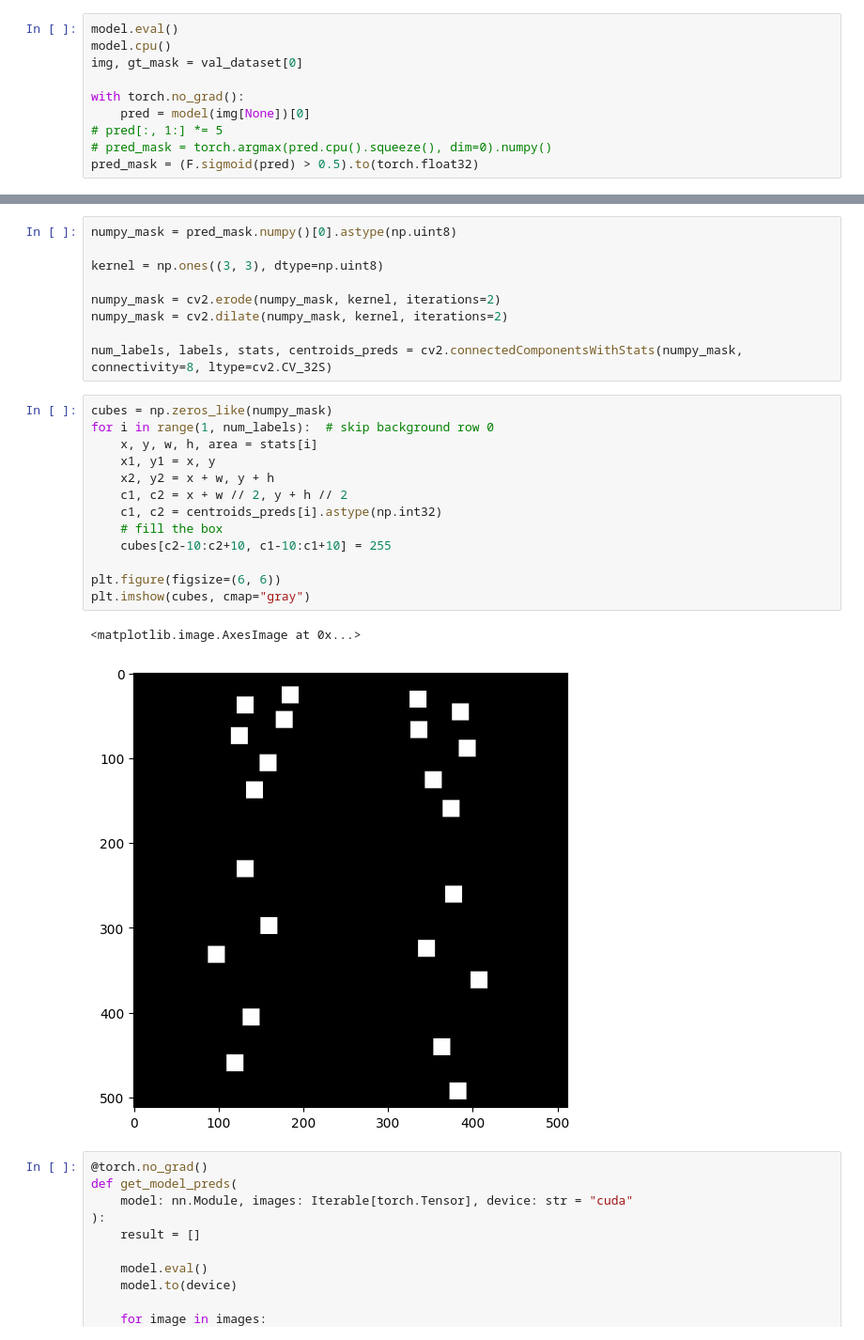
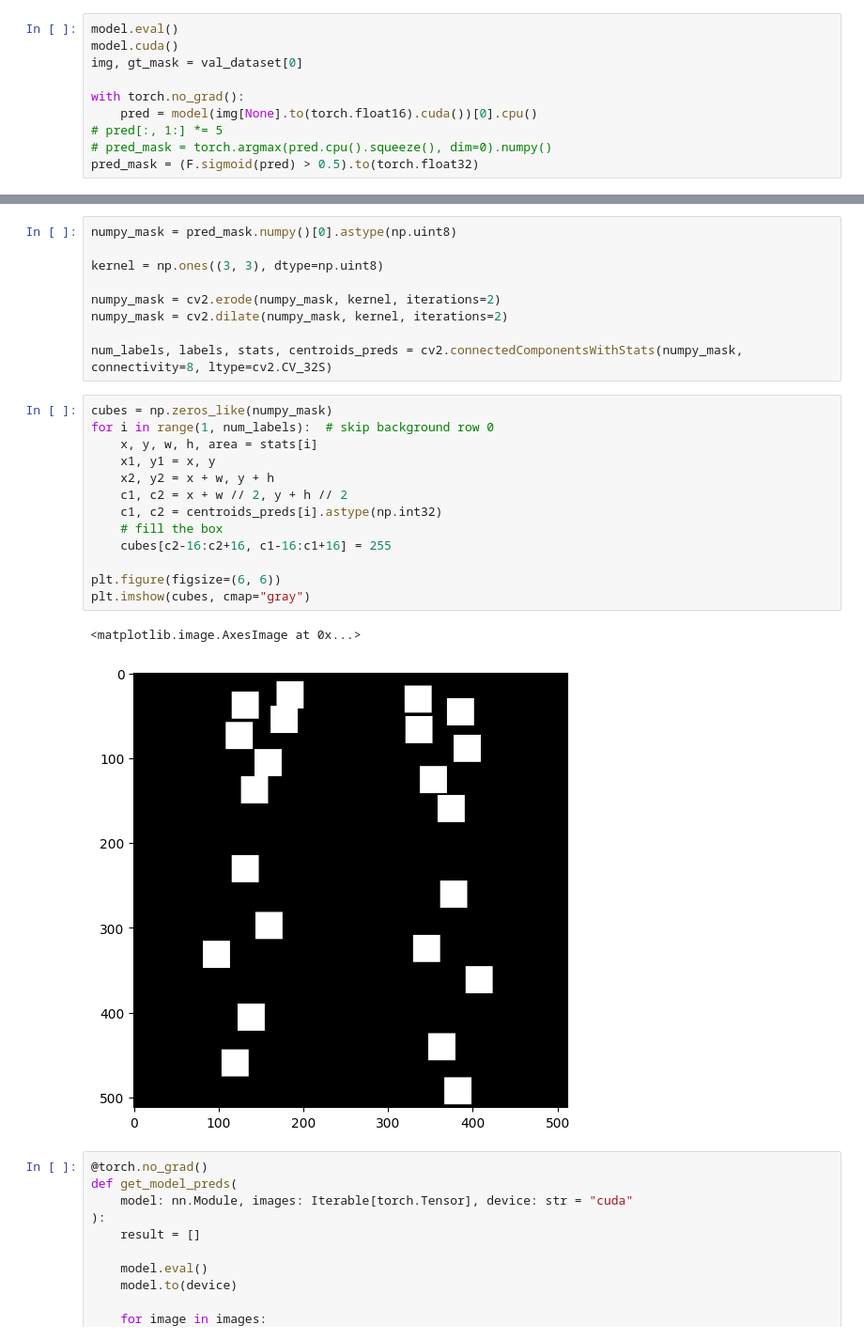
Before and after one commit to V1adych/kolobok, a Jupyter notebook: notebooks/count_spikes.ipynb, the cells around one changed output, grey strips where cells are left out. Shown: that part at 94% size. Cells and saved outputs as stored; diff of their text form.

```diff
--- a/notebooks/count_spikes.ipynb
+++ b/notebooks/count_spikes.ipynb
@@ -360,10 +377,10 @@ model.load_state_dict(torch.load("checkpoints/spike_counter_0.0000.pt", weights_
 # %%
 model.eval()
-model.cpu()
+model.cuda()
 img, gt_mask = val_dataset[0]
 
 with torch.no_grad():
-    pred = model(img[None])[0]
+    pred = model(img[None].to(torch.float16).cuda())[0].cpu()
 # pred[:, 1:] *= 5
 # pred_mask = torch.argmax(pred.cpu().squeeze(), dim=0).numpy()
 pred_mask = (F.sigmoid(pred) > 0.5).to(torch.float32)
@@ -395,19 +412,19 @@ num_labels, labels, stats, centroids_preds = cv2.connectedComponentsWithStats(nu
 # %%
 cubes = np.zeros_like(numpy_mask)
 for i in range(1, num_labels):  # skip background row 0
     x, y, w, h, area = stats[i]
     x1, y1 = x, y
     x2, y2 = x + w, y + h
     c1, c2 = x + w // 2, y + h // 2
     c1, c2 = centroids_preds[i].astype(np.int32)
     # fill the box
-    cubes[c2-10:c2+10, c1-10:c1+10] = 255
+    cubes[c2-16:c2+16, c1-16:c1+16] = 255
 
 plt.figure(figsize=(6, 6))
 plt.imshow(cubes, cmap="gray")
 # %% [output]
 <matplotlib.image.AxesImage at 0x...>
-[figure, old version]
+[figure, new version]
 # %%
 @torch.no_grad()
 def get_model_preds(
```
Also changed, not shown: parts of 4 cells of this notebook, 15 other files.
